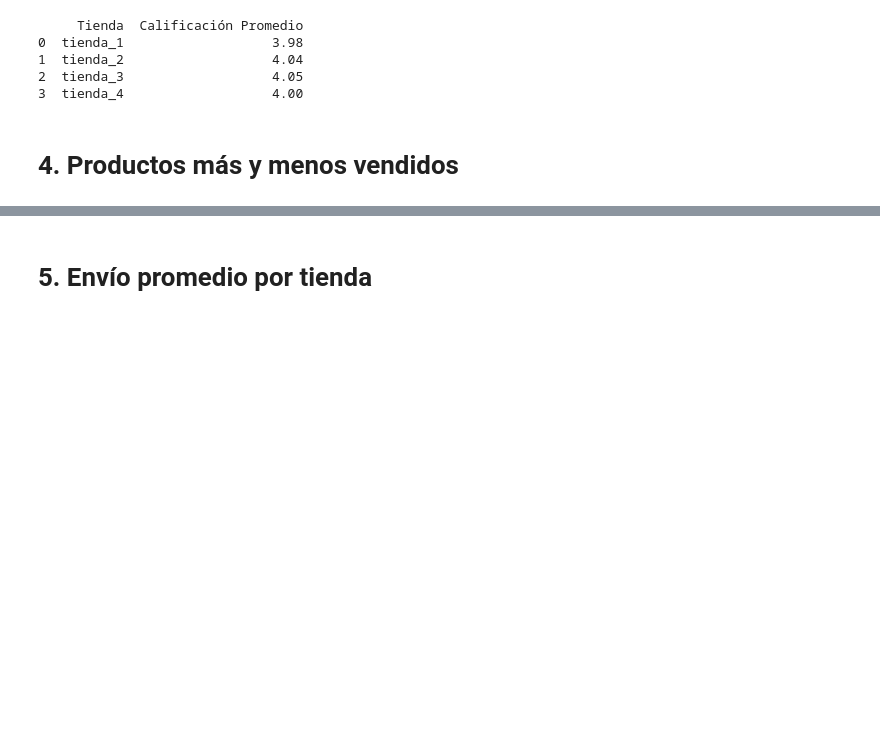
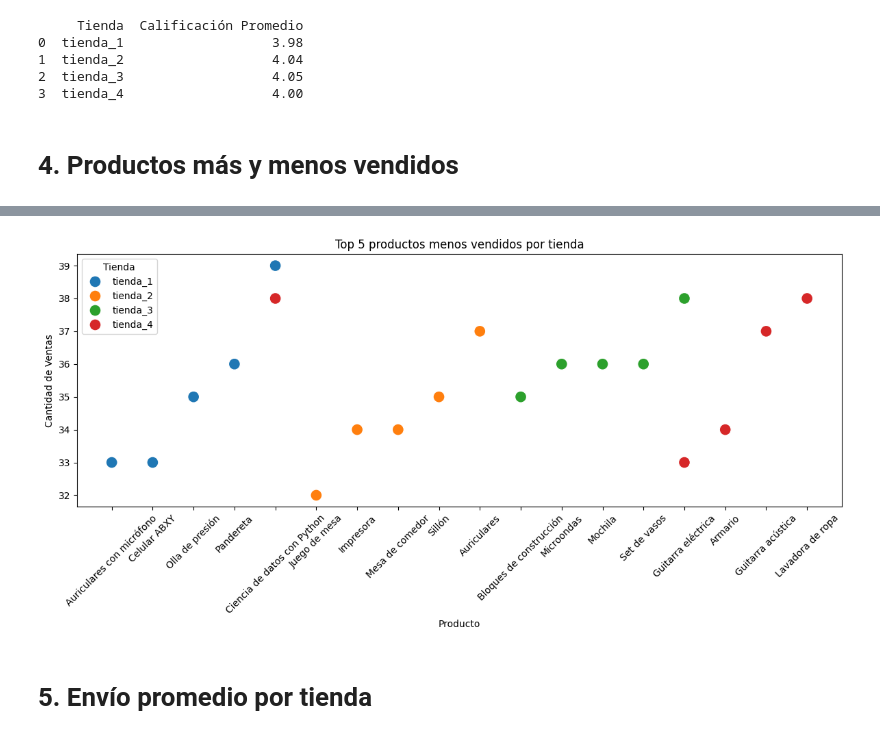
Before and after one commit to Pameta1/challenger_1, a Jupyter notebook: AluraStoreLatam.ipynb, the cells around one changed output, grey strips where cells are left out. Cells and saved outputs as stored; diff of their text form; code cells hidden in the pictures; blank space fills up the shorter version.

```diff
--- a/AluraStoreLatam.ipynb
+++ b/AluraStoreLatam.ipynb
@@ -270,0 +404,4 @@ print(calificacion_promedio)
+# %%
+bottom_5_por_tienda = ventas_por_producto.sort_values(['tienda', 'Cantidad de Ventas'], ascending=[True, True])
+bottom_5_por_tienda = bottom_5_por_tienda.groupby('tienda').head(5).reset_index(drop=True)
+print(bottom_5_por_tienda)
@@ -271,2 +426,15 @@ print(calificacion_promedio)
+# %%
+plt.figure(figsize=(12,6))
+sns.scatterplot(data=bottom_5_por_tienda, x='Producto', y='Cantidad de Ventas', hue='tienda', s=150)
+
+plt.title('Top 5 productos menos vendidos por tienda')
+plt.xlabel('Producto')
+plt.ylabel('Cantidad de Ventas')
+plt.xticks(rotation=45)
+plt.legend(title='Tienda')
+plt.tight_layout()
+plt.show()
+# %% [output]
+[figure, added]
 # %% [markdown]
 # 5. Envío promedio por tienda
```
Also changed, not shown: parts of 15 cells of this notebook.
